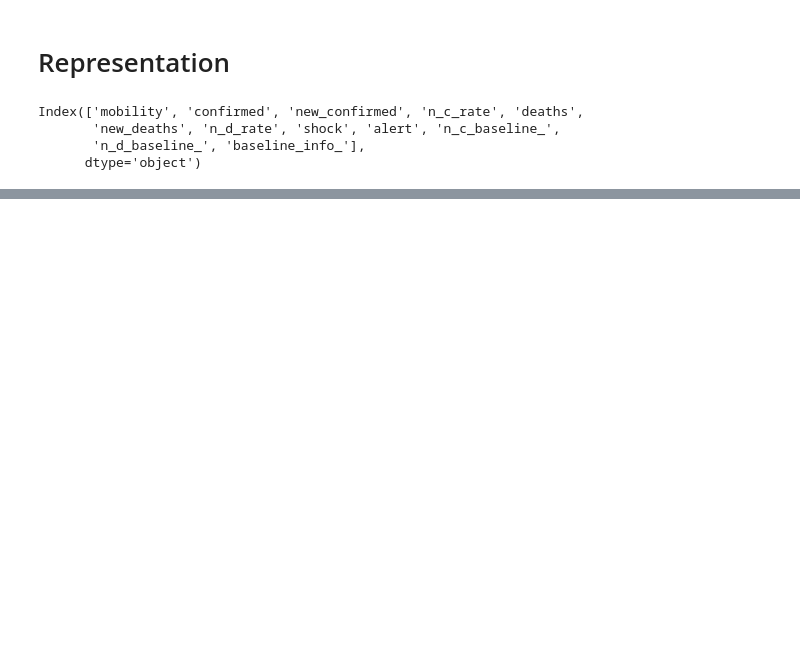
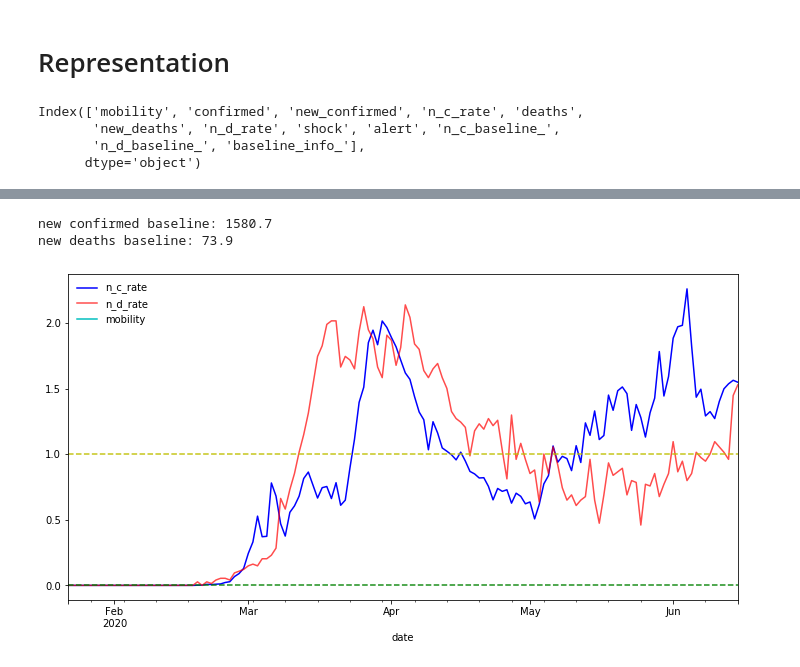
Before and after one commit to abtinkd/covid19, a Jupyter notebook: data-exploration.ipynb, the cells around one changed output, grey strips where cells are left out. Cells and saved outputs as stored; diff of their text form; code cells hidden in the pictures; blank space fills up the shorter version.

```diff
--- a/data-exploration.ipynb
+++ b/data-exploration.ipynb
@@ -487,0 +482,15 @@ for i, j in ((i,j) for i in range(spr) for j in range(spc)):
+# %%
+nidx = idx['Iran', ' ',' ']
+
+df.loc[nidx, 'n_c_rate'].plot(figsize=(12, 6), c='b')
+df.loc[nidx, 'n_d_rate'].plot(figsize=(12, 6), c='r', alpha=0.7)
+df.loc[nidx, 'mobility'].plot(figsize=(12, 6), c='c')
+plt.axhline(y=1, color='y', alpha=0.9, linestyle='--')
+plt.axhline(y=0, color='g', alpha=0.9, linestyle='--')
+plt.legend(loc='upper left', frameon=False)
+print('new confirmed baseline:', df.loc[nidx, 'n_c_baseline_'].values[0].round(1))
+print('new deaths baseline:', df.loc[nidx, 'n_d_baseline_'].values[0].round(1))
+# %% [output]
+new confirmed baseline: 1580.7
+new deaths baseline: 73.9
+[figure, added]
```
Also changed, not shown: parts of 20 cells of this notebook.
